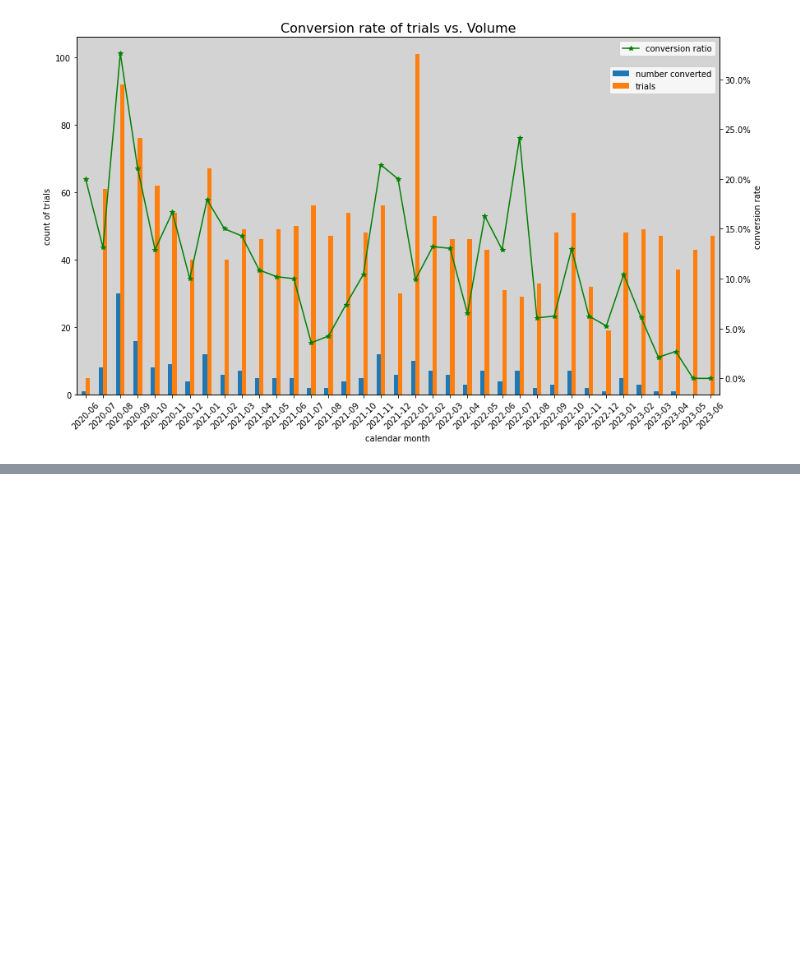
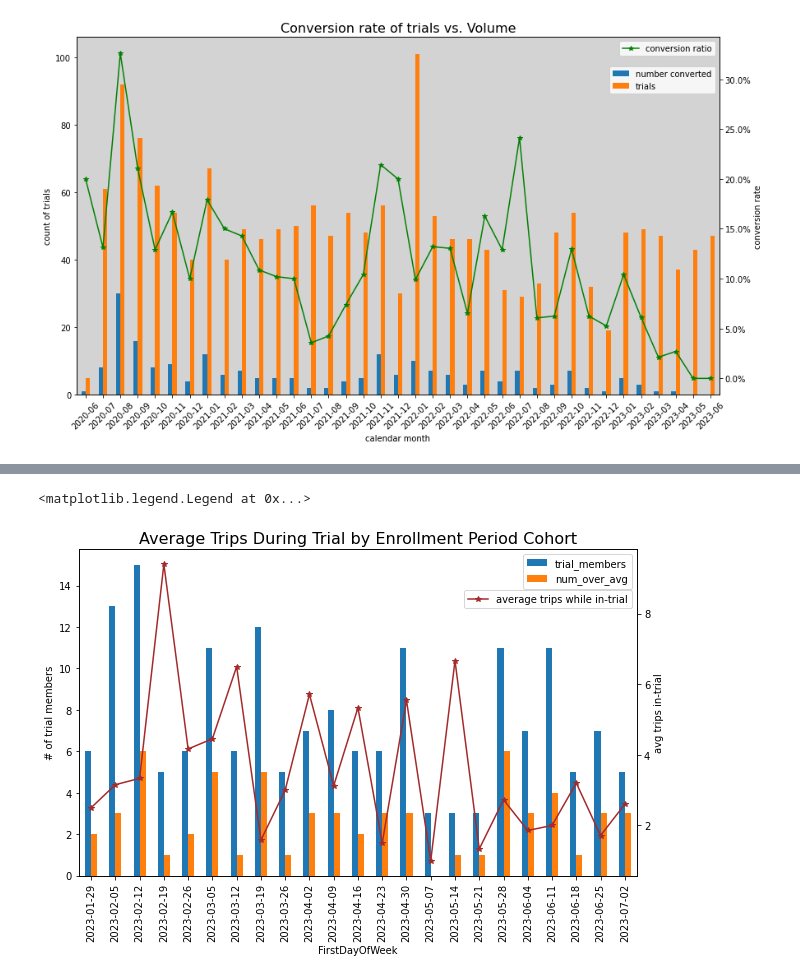
Before and after one commit to calleja/greeneHill, a Jupyter notebook: membership_db_interact.ipynb, the cells around one changed output, grey strips where cells are left out. Saved outputs shown, nothing was run; the diff lists cells and outputs as text; code cells hidden in the pictures; blank space fills up the shorter version.

```diff
--- a/membership_db_interact.ipynb
+++ b/membership_db_interact.ipynb
@@ -111,0 +133,2 @@ plt.show()
+# %%
+shop_avg = pd.read_csv('./membership_db_extracts/trials_shopping_avg.csv')
@@ -111,0 +144,12 @@ plt.show()
+# %%
+fig,ax1 = plt.subplots(figsize = (10,7))
+shop_avg.sort_values('FirstDayOfWeek', ascending = True).plot(x = "FirstDayOfWeek", y = ["trial_members","num_over_avg"], figsize = (10,6), kind = "bar", ax=ax1)
+ax1.set_ylabel('# of trial members')
+ax2 = ax1.twinx()
+ax2.plot(shop_avg['FirstDayOfWeek'],shop_avg['avg_trips_while_trial'], marker = '*', color = 'brown')
+ax2.set_ylabel('avg trips in-trial')
+ax1.set_title('Average Trips During Trial by Enrollment Period Cohort', fontsize = 16)
+ax2.legend(bbox_to_anchor = (1,.89), labels = ['average trips while in-trial'])
+# %% [output]
+<matplotlib.legend.Legend at 0x...>
+[figure, added]
```
Also changed, not shown: parts of 6 cells of this notebook, 8 other files.
